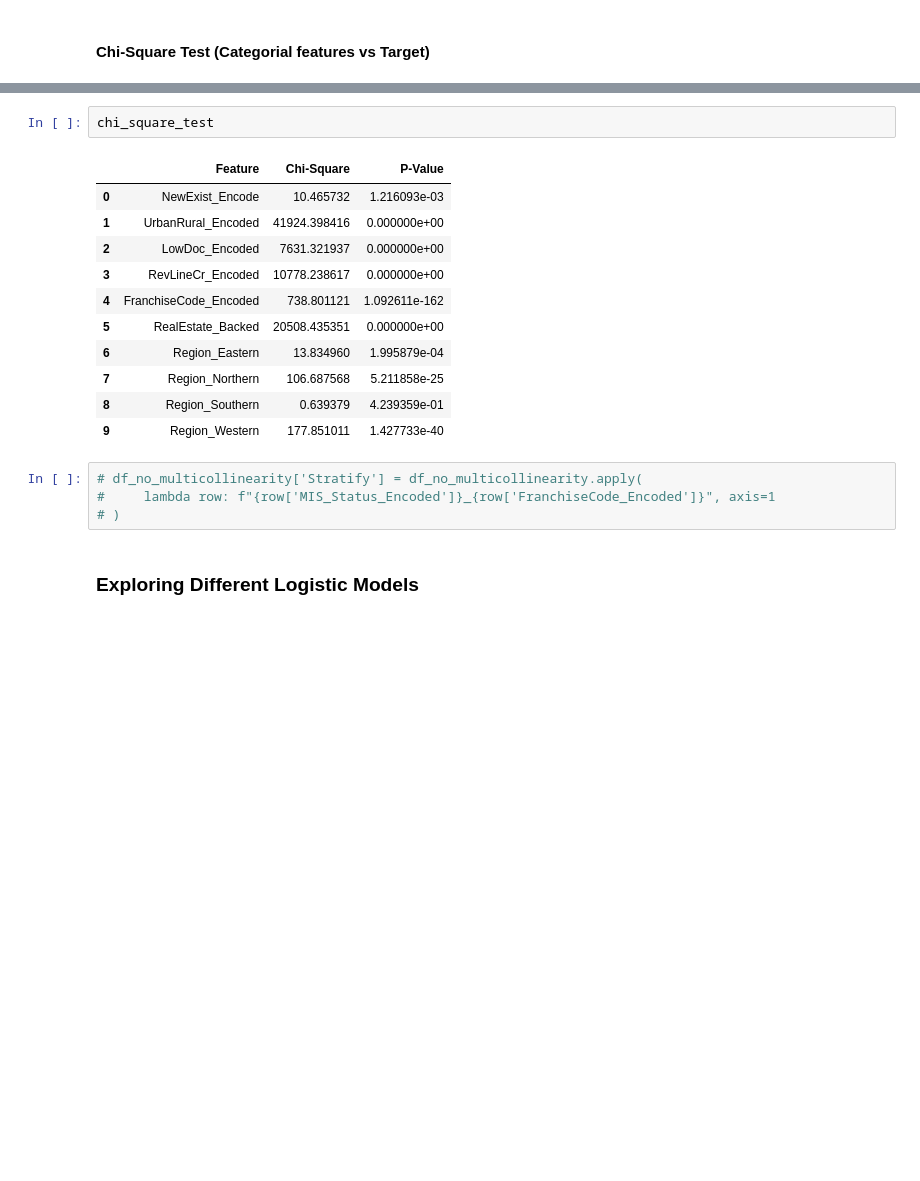
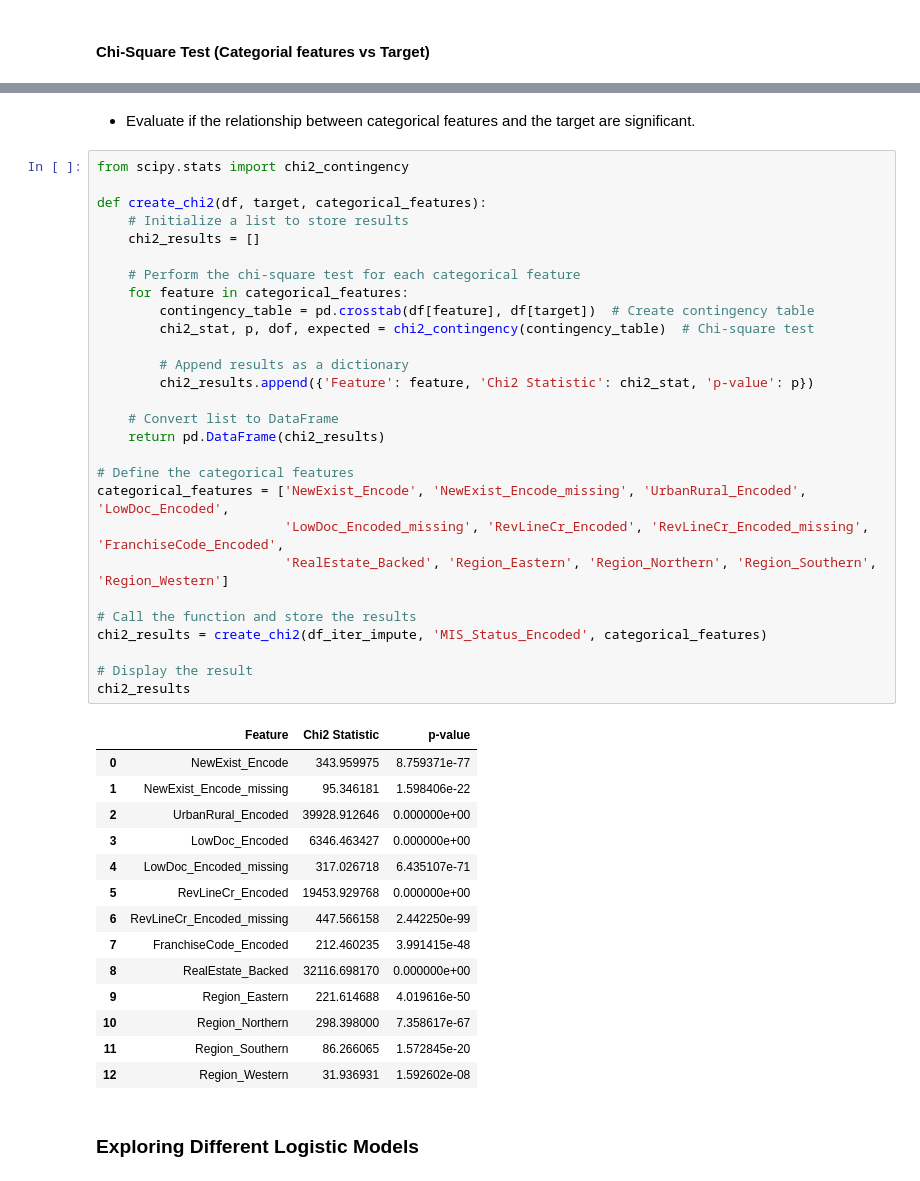
Before and after one commit to MichAdebayo/brief-loan-prediction, a Jupyter notebook: data_model.ipynb, the cells around one changed output, grey strips where cells are left out. Cells and saved outputs as stored; diff of their text form; blank space fills up the shorter version.

```diff
--- a/data_model.ipynb
+++ b/data_model.ipynb
@@ -518,21 +315,48 @@ chi_square_test
-# %%
-chi_square_test
-# %% [output]
-|  | Feature | Chi-Square | P-Value |
-| 0 | NewExist_Encode | 10.465732 | 1.216093e-03 |
-| 1 | UrbanRural_Encoded | 41924.398416 | 0.000000e+00 |
-| 2 | LowDoc_Encoded | 7631.321937 | 0.000000e+00 |
-| 3 | RevLineCr_Encoded | 10778.238617 | 0.000000e+00 |
-| 4 | FranchiseCode_Encoded | 738.801121 | 1.092611e-162 |
-| 5 | RealEstate_Backed | 20508.435351 | 0.000000e+00 |
-| 6 | Region_Eastern | 13.834960 | 1.995879e-04 |
-| 7 | Region_Northern | 106.687568 | 5.211858e-25 |
-| 8 | Region_Southern | 0.639379 | 4.239359e-01 |
-| 9 | Region_Western | 177.851011 | 1.427733e-40 |
-# %%
-# df_no_multicollinearity['Stratify'] = df_no_multicollinearity.apply(
-#     lambda row: f"{row['MIS_Status_Encoded']}_{row['FranchiseCode_Encoded']}", axis=1
-# )
+# %% [markdown]
+- Evaluate if the relationship between categorical features and the target are significant.
+# %%
+from scipy.stats import chi2_contingency
+
+def create_chi2(df, target, categorical_features):
+    # Initialize a list to store results
+    chi2_results = []
+
+    # Perform the chi-square test for each categorical feature
+    for feature in categorical_features:
+        contingency_table = pd.crosstab(df[feature], df[target])  # Create contingency table
+        chi2_stat, p, dof, expected = chi2_contingency(contingency_table)  # Chi-square test
+
+        # Append results as a dictionary
+        chi2_results.append({'Feature': feature, 'Chi2 Statistic': chi2_stat, 'p-value': p})
+
+    # Convert list to DataFrame
+    return pd.DataFrame(chi2_results)
+
+# Define the categorical features
+categorical_features = ['NewExist_Encode', 'NewExist_Encode_missing', 'UrbanRural_Encoded', 'LowDoc_Encoded',
+                        'LowDoc_Encoded_missing', 'RevLineCr_Encoded', 'RevLineCr_Encoded_missing', 'FranchiseCode_Encoded',
+                        'RealEstate_Backed', 'Region_Eastern', 'Region_Northern', 'Region_Southern', 'Region_Western']
+
+# Call the function and store the results
+chi2_results = create_chi2(df_iter_impute, 'MIS_Status_Encoded', categorical_features)
+
+# Display the result
+chi2_results
+# %% [output]
+|  | Feature | Chi2 Statistic | p-value |
+| 0 | NewExist_Encode | 343.959975 | 8.759371e-77 |
+| 1 | NewExist_Encode_missing | 95.346181 | 1.598406e-22 |
+| 2 | UrbanRural_Encoded | 39928.912646 | 0.000000e+00 |
+| 3 | LowDoc_Encoded | 6346.463427 | 0.000000e+00 |
+| 4 | LowDoc_Encoded_missing | 317.026718 | 6.435107e-71 |
+| 5 | RevLineCr_Encoded | 19453.929768 | 0.000000e+00 |
+| 6 | RevLineCr_Encoded_missing | 447.566158 | 2.442250e-99 |
+| 7 | FranchiseCode_Encoded | 212.460235 | 3.991415e-48 |
+| 8 | RealEstate_Backed | 32116.698170 | 0.000000e+00 |
+| 9 | Region_Eastern | 221.614688 | 4.019616e-50 |
+| 10 | Region_Northern | 298.398000 | 7.358617e-67 |
+| 11 | Region_Southern | 86.266065 | 1.572845e-20 |
+| 12 | Region_Western | 31.936931 | 1.592602e-08 |
 # %% [markdown]
 ### Exploring Different Logistic Models
 # %% [markdown]
```
Also changed, not shown: parts of 57 cells of this notebook, 1 other file.
